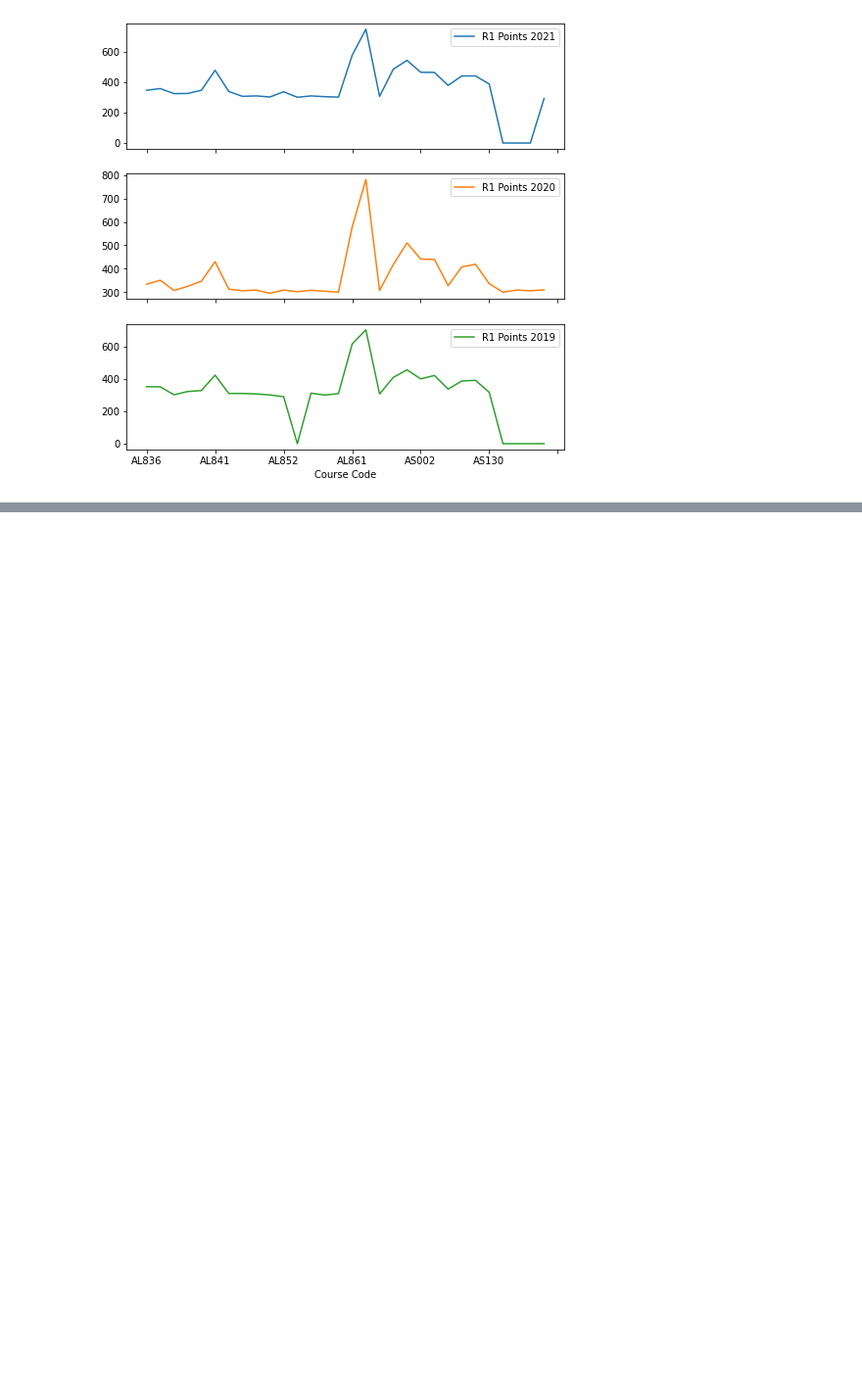
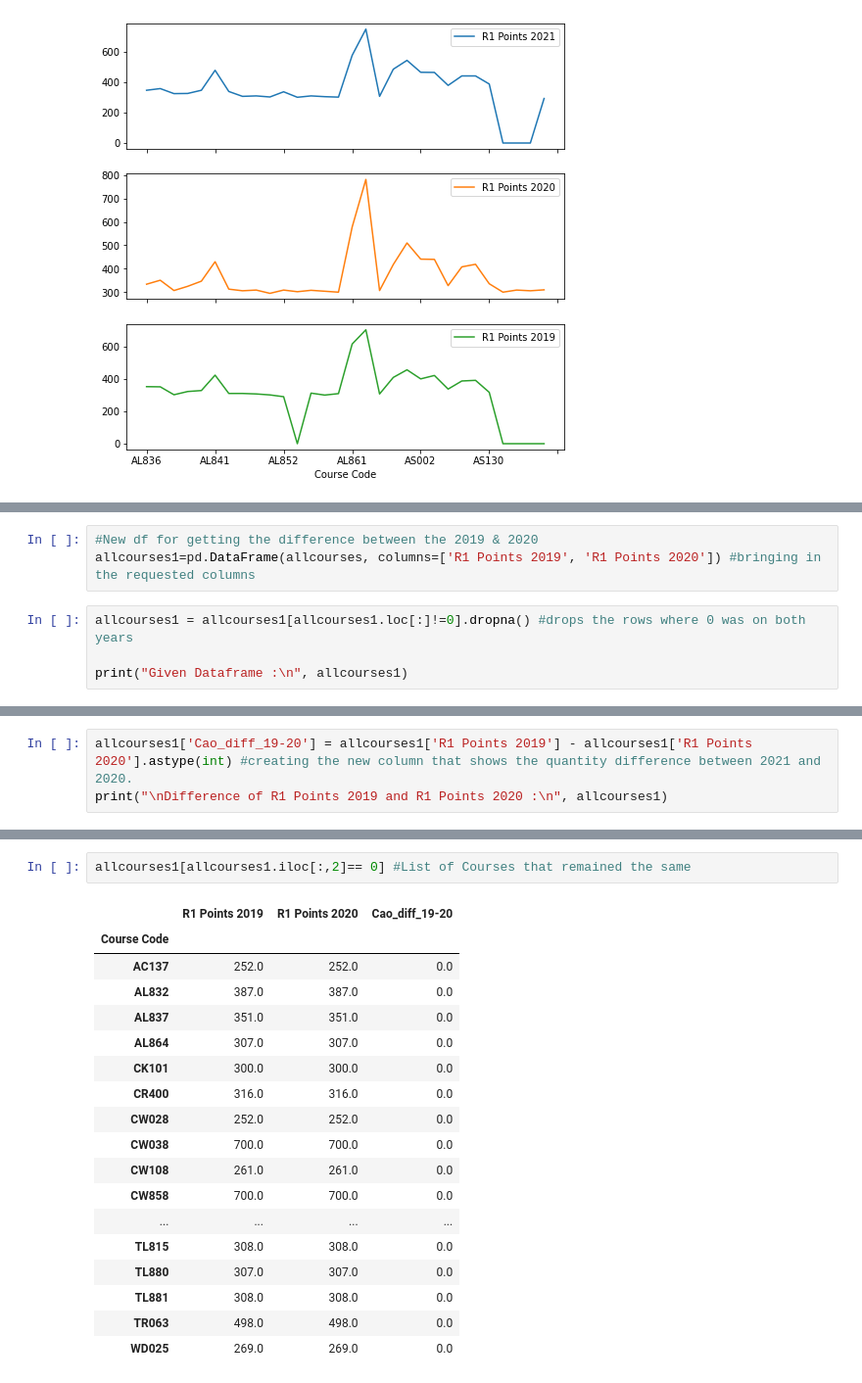
Before and after one commit to Cossie01/Fundamentals-of-Data-Analysis-Assessment, a Jupyter notebook: cao.ipynb, the cells around one changed output, grey strips where cells are left out. Shown at 98% size. Cells and saved outputs as stored; diff of their text form; blank space fills up the shorter version.

```diff
--- a/cao.ipynb
+++ b/cao.ipynb
@@ -1043,0 +1154,7 @@ allcourses['R1 Points 2021'].plot.pie()
+# %%
+#New df for getting the difference between the 2019 & 2020
+allcourses1=pd.DataFrame(allcourses, columns=['R1 Points 2019', 'R1 Points 2020']) #bringing in the requested columns
+# %%
+allcourses1 = allcourses1[allcourses1.loc[:]!=0].dropna() #drops the rows where 0 was on both years
+
+print("Given Dataframe :\n", allcourses1)
@@ -1043,0 +1178,3 @@ allcourses['R1 Points 2021'].plot.pie()
+# %%
+allcourses1['Cao_diff_19-20'] = allcourses1['R1 Points 2019'] - allcourses1['R1 Points 2020'].astype(int) #creating the new column that shows the quantity difference between 2021 and 2020.
+print("\nDifference of R1 Points 2019 and R1 Points 2020 :\n", allcourses1)
@@ -1043,0 +1244,21 @@ allcourses['R1 Points 2021'].plot.pie()
+# %%
+allcourses1[allcourses1.iloc[:,2]== 0] #List of Courses that remained the same
+# %% [output]
+|  | R1 Points 2019 | R1 Points 2020 | Cao_diff_19-20 |
+| Course Code |  |  |  |
+| AC137 | 252.0 | 252.0 | 0.0 |
+| AL832 | 387.0 | 387.0 | 0.0 |
+| AL837 | 351.0 | 351.0 | 0.0 |
+| AL864 | 307.0 | 307.0 | 0.0 |
+| CK101 | 300.0 | 300.0 | 0.0 |
+| CR400 | 316.0 | 316.0 | 0.0 |
+| CW028 | 252.0 | 252.0 | 0.0 |
+| CW038 | 700.0 | 700.0 | 0.0 |
+| CW108 | 261.0 | 261.0 | 0.0 |
+| CW858 | 700.0 | 700.0 | 0.0 |
+| ... | ... | ... | ... |
+| TL815 | 308.0 | 308.0 | 0.0 |
+| TL880 | 307.0 | 307.0 | 0.0 |
+| TL881 | 308.0 | 308.0 | 0.0 |
+| TR063 | 498.0 | 498.0 | 0.0 |
+| WD025 | 269.0 | 269.0 | 0.0 |
```
Also changed, not shown: parts of 47 cells of this notebook, 26 other files.
